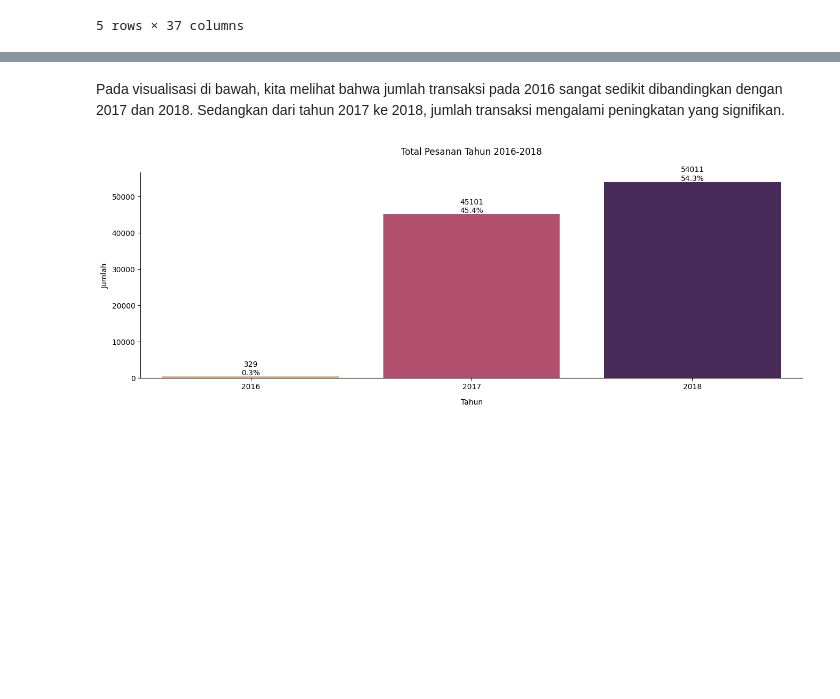
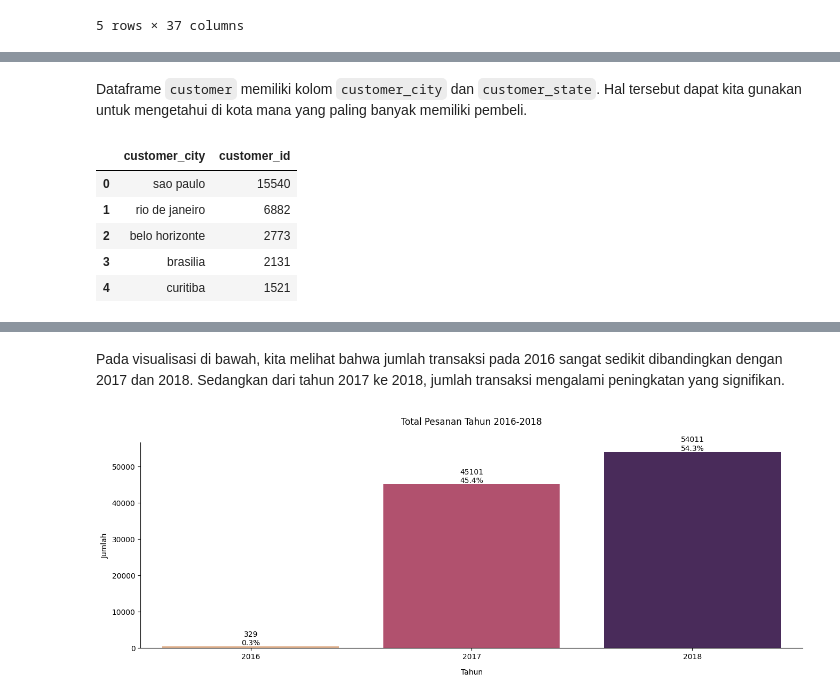
Before and after one commit to umarsani1605/dicoding-data-analysis-submission, a Jupyter notebook: notebook.ipynb, the cells around one changed output, grey strips where cells are left out. Saved outputs shown, nothing was run; the diff lists cells and outputs as text; code cells hidden in the pictures; blank space fills up the shorter version.

```diff
--- a/notebook.ipynb
+++ b/notebook.ipynb
@@ -350,0 +366,11 @@ orders_items.head()
+# %% [markdown]
+Dataframe `customer` memiliki kolom `customer_city` dan `customer_state`. Hal tersebut dapat kita gunakan untuk mengetahui di kota mana yang paling banyak memiliki pembeli.
+# %%
+customer.groupby('customer_city')[['customer_id']].count().sort_values(by='customer_id', ascending=False).reset_index().head()
+# %% [output]
+|  | customer_city | customer_id |
+| 0 | sao paulo | 15540 |
+| 1 | rio de janeiro | 6882 |
+| 2 | belo horizonte | 2773 |
+| 3 | brasilia | 2131 |
+| 4 | curitiba | 1521 |
```
Also changed, not shown: parts of 25 cells of this notebook.
